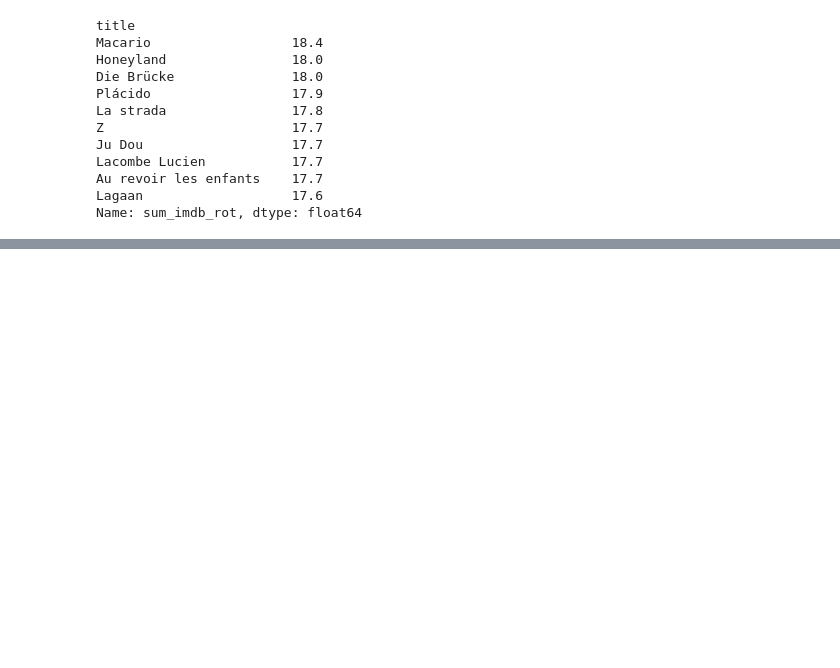
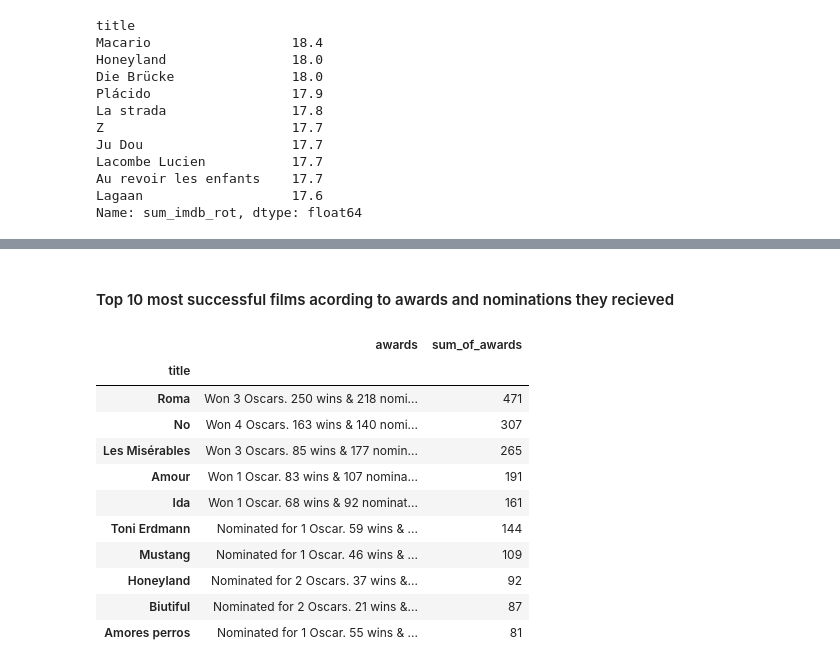
Before and after one commit to madjo92/ds_academyi_proj, a Jupyter notebook: Exploratory Data Analysis.ipynb, the cells around one changed output, grey strips where cells are left out. Drawn from its saved outputs; the diff is of its cells as text; code cells hidden in the pictures; blank space fills up the shorter version.

```diff
--- a/Exploratory Data Analysis.ipynb
+++ b/Exploratory Data Analysis.ipynb
@@ -360,0 +339,3 @@ Name: Running time (int), dtype: object
+# %%
+academy['Running time (int)'] = academy['Running time (int)'].apply(pd.to_numeric)
+#academy['Running time (int)'].astype(int)
@@ -360,0 +376,4 @@ Name: Running time (int), dtype: object
+# %%
+academy=academy.drop(['Directed by', 'Written by', 'Produced by', 'Starring',
+       'Cinematography', 'Edited by', 'Music by', 'Distributed by','Screenplay by',
+       'Story by', 'Based on', 'Production company','Production companies'], axis=1)
@@ -360,0 +400,26 @@ Name: Running time (int), dtype: object
+# %% [markdown]
+#### Top 10  most successful films acording to awards and nominations they recieved
+# %%
+awards=academy['awards'].dropna(axis=0, how='any').to_frame(name="awards")
+# %%
+#sum of nominations and awards
+def extract_num(award):
+    l = [ int(x) for x in award if x.isdigit() ]
+    s = sum(l)
+    return s
+awards["sum_of_awards"]=awards["awards"].str.split(' ').apply(extract_num)
+# %%
+awards.nlargest(10,'sum_of_awards')
+# %% [output]
+|  | awards | sum_of_awards |
+| title |  |  |
+| Roma | Won 3 Oscars. 250 wins & 218 nomi... | 471 |
+| No | Won 4 Oscars. 163 wins & 140 nomi... | 307 |
+| Les Misérables | Won 3 Oscars. 85 wins & 177 nomin... | 265 |
+| Amour | Won 1 Oscar. 83 wins & 107 nomina... | 191 |
+| Ida | Won 1 Oscar. 68 wins & 92 nominat... | 161 |
+| Toni Erdmann | Nominated for 1 Oscar. 59 wins & ... | 144 |
+| Mustang | Nominated for 1 Oscar. 46 wins & ... | 109 |
+| Honeyland | Nominated for 2 Oscars. 37 wins &... | 92 |
+| Biutiful | Nominated for 2 Oscars. 21 wins &... | 87 |
+| Amores perros | Nominated for 1 Oscar. 55 wins & ... | 81 |
```
Also changed, not shown: parts of 11 cells of this notebook.
